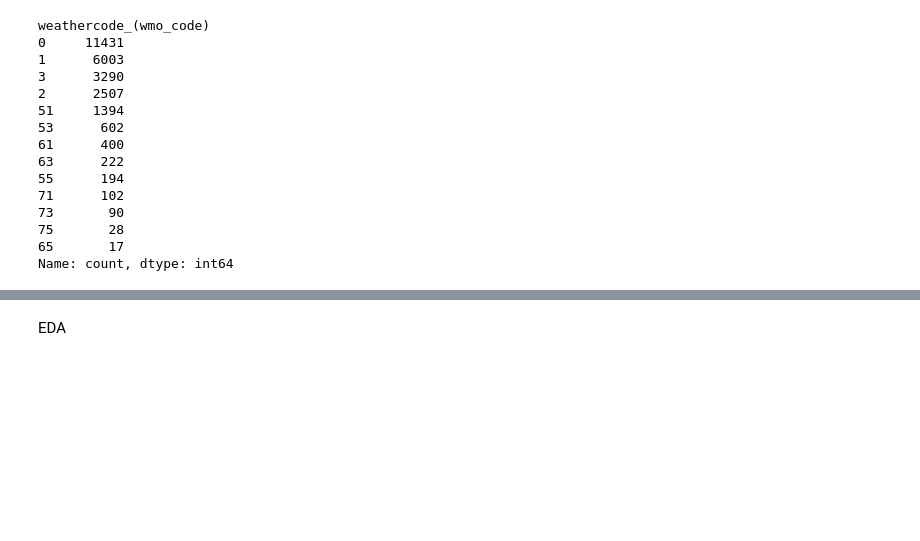
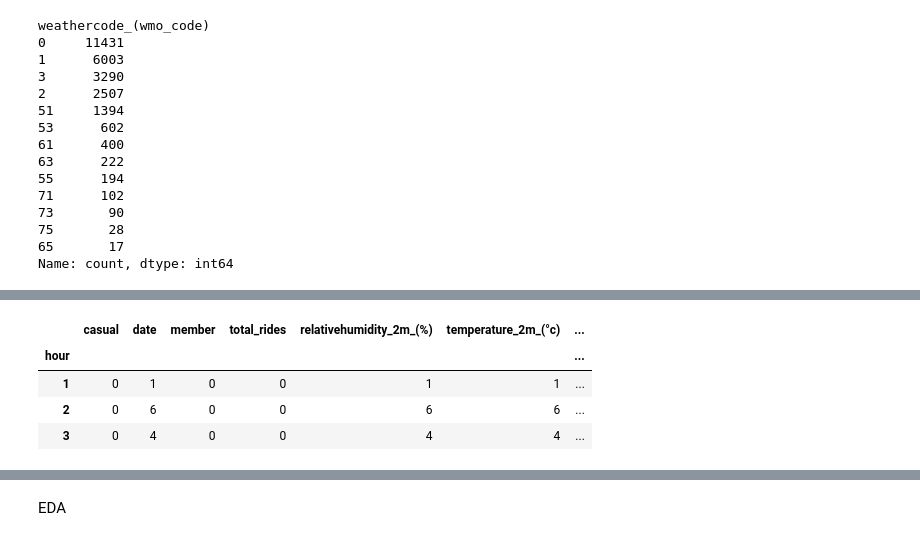
Before and after one commit to rakeshtparayil/capital_bike_share, a Jupyter notebook: capital_bike_share_hour.ipynb, the cells around one changed output, grey strips where cells are left out. Saved outputs shown, nothing was run; the diff lists cells and outputs as text; code cells hidden in the pictures; blank space fills up the shorter version.

```diff
--- a/capital_bike_share_hour.ipynb
+++ b/capital_bike_share_hour.ipynb
@@ -248,3 +264,12 @@ bike_hourly_new = bike_hourly_new.dropna()
+# %%
+#find the null values in the dataset grouped by the hour
+bike_hourly_new[bike_hourly_new.isnull().any(axis=1)].groupby('hour').count()
+# %% [output]
+|  | casual | date | member | total_rides | relativehumidity_2m_(%) | temperature_2m_(°c) | ... |
+| hour |  |  |  |  |  |  | ... |
+| 1 | 0 | 1 | 0 | 0 | 1 | 1 | ... |
+| 2 | 0 | 6 | 0 | 0 | 6 | 6 | ... |
+| 3 | 0 | 4 | 0 | 0 | 4 | 4 | ... |
 # %%
 #value_counts all categorical columns
 print(bike_hourly_new['season'].value_counts())
```
Also changed, not shown: parts of 10 cells of this notebook.
